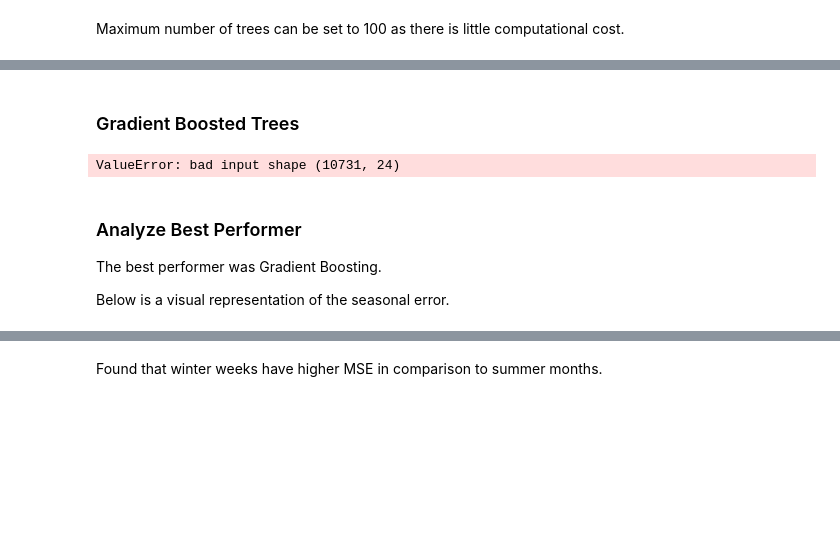
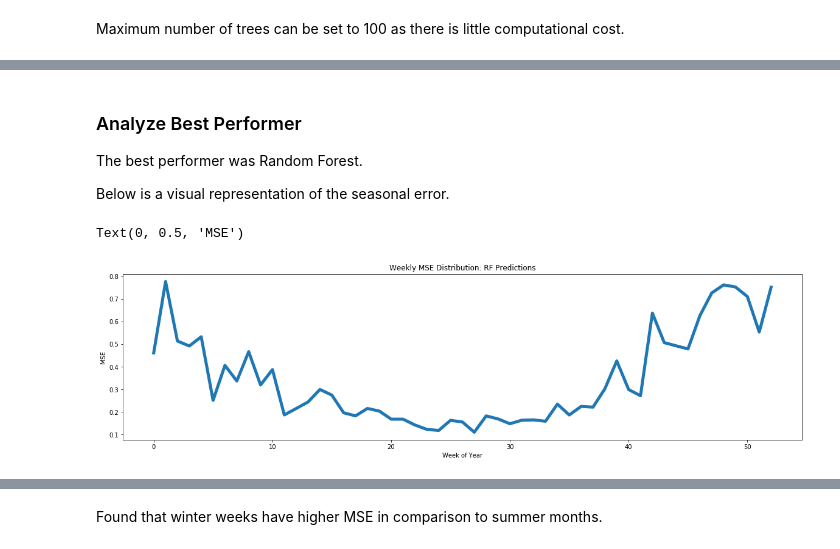
Before and after one commit to 2021-Energy-Climate-Hackathon/group_1, a Jupyter notebook: t2m_modeling.ipynb, the cells around one changed output, grey strips where cells are left out. Saved outputs shown, nothing was run; the diff lists cells and outputs as text; code cells hidden in the pictures; blank space fills up the shorter version.

```diff
--- a/t2m_modeling.ipynb
+++ b/t2m_modeling.ipynb
@@ -183,9 +176,0 @@ plt.rcParams["figure.figsize"] = (20,5)
-# %% [markdown]
-### Gradient Boosted Trees
-# %%
-from sklearn.ensemble import GradientBoostingRegressor
-
-gbt = GradientBoostingRegressor(n_estimators=100).fit(X_train,y_train)
-pred_gbt = gbt.predict(X_test)
-# %% [output]
-ValueError: bad input shape (10731, 24)
@@ -205,15 +177,18 @@ plt.legend(["Actual","Predicted"])
 # %% [markdown]
 ### Analyze Best Performer
 
-The best performer was Gradient Boosting.
+The best performer was Random Forest.
 
 Below is a visual representation of the seasonal error.
 # %%
-se = (pred_gbt - y_test)**2
+se = (pred_rf - y_test)**2
 se.index = pd.to_datetime(se.index)
 mse_by_week = se.groupby(se.index.week).mean().mean(axis=1)
 plt.plot(np.arange(0,53,1),mse_by_week.values.flatten(),linewidth=5)
-plt.title("Weekly MSE Distribution: GBT Predictions")
+plt.title("Weekly MSE Distribution: RF Predictions")
 plt.xlabel("Week of Year")
 plt.ylabel("MSE")
+# %% [output]
+Text(0, 0.5, 'MSE')
+[figure, added]
 # %%
```
Also changed, not shown: parts of 26 cells of this notebook, 1 other file.
